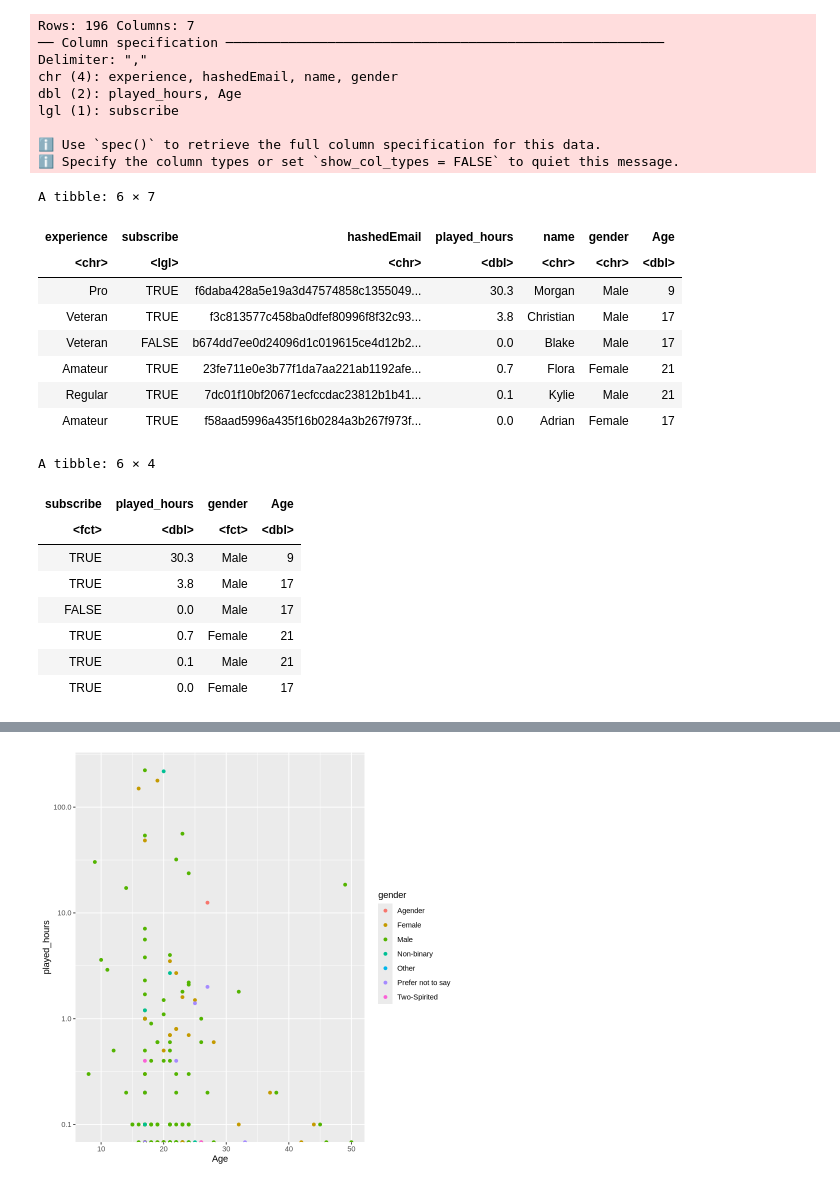
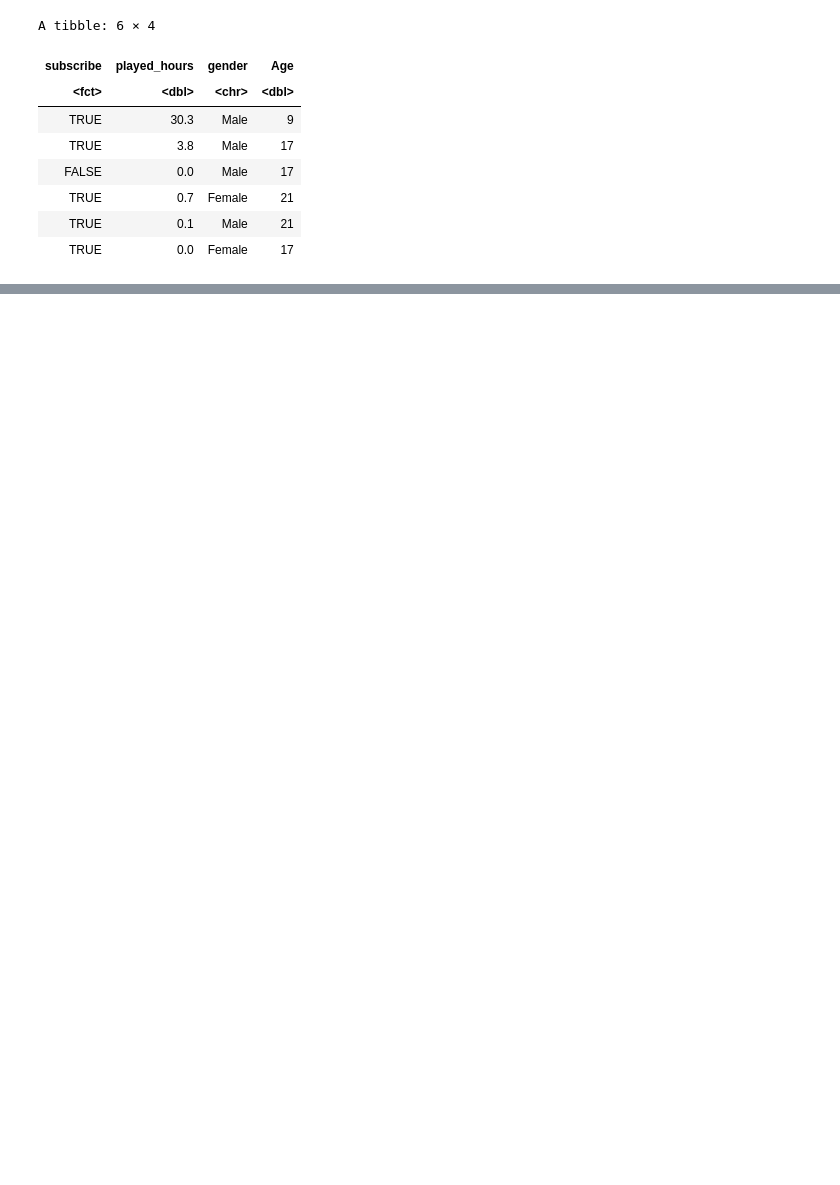
Before and after one commit to katec21/dsci-100-final-project, a Jupyter notebook: final_project.ipynb, the cells around one changed output, grey strips where cells are left out. Drawn from its saved outputs; the diff is of its cells as text; code cells hidden in the pictures; blank space fills up the shorter version.

```diff
--- a/final_project.ipynb
+++ b/final_project.ipynb
@@ -8,0 +30,22 @@ INTRODUCTION
+# %%
+players <- read_csv("https://raw.githubusercontent.com/katec21/dsci-100-final-project/refs/heads/main/players.csv", show_col_types = FALSE)
+head(players)
+summary_stats <- players |>
+    filter(Age != "NA") |>
+    select(Age, played_hours) |>
+    summarize("Mean Age" = mean(Age),
+              "Mean Hours Played" = mean(played_hours))
+summary_stats
+players_male <- players |>
+    filter(gender == "Male") |>
+    nrow()
+players_male
+players_female <- players |>
+    filter(gender == "Female") |>
+    nrow()
+players_female
+players_other <- players |>
+    filter(gender != "Male",
+           gender != "Female") |>
+    nrow()
+players_other
@@ -9,51 +76,17 @@ INTRODUCTION
 # %%
-set.seed(1234)
-library(tidyverse)
-library(tidymodels)
-
-
-players <- read_csv("https://raw.githubusercontent.com/katec21/dsci-100-final-project/refs/heads/main/players.csv")
 players_filtered <- players |>
+    filter(Age != "NA") |>
     select(subscribe, played_hours, gender, Age) |>
-    mutate(subscribe = as.factor(subscribe),
-           gender = as.factor(gender))
-
-head(players)
+    mutate(subscribe = as.factor(subscribe))
 
 head(players_filtered)
-
-plot <- players_filtered |>
-    ggplot(aes(x = Age, y = played_hours, color = gender)) +
-    geom_point() +
-    labs(color = "gender") +
-    scale_y_log10() #this was scaled because many people played for very little hours, while others played for many hours; this makes it more comparable
-
-plot
 # %% [output]
-Rows: 196 Columns: 7
-── Column specification ────────────────────────────────────────────────────────
-Delimiter: ","
-chr (4): experience, hashedEmail, name, gender
-dbl (2): played_hours, Age
-lgl (1): subscribe
-
-ℹ Use `spec()` to retrieve the full column specification for this data.
-ℹ Specify the column types or set `show_col_types = FALSE` to quiet this message.
+A tibble: 6 × 4
-A tibble: 6 × 7
-| experience | subscribe | hashedEmail | played_hours | name | gender | Age |
-| <chr> | <lgl> | <chr> | <dbl> | <chr> | <chr> | <dbl> |
-| Pro | TRUE | f6daba428a5e19a3d47574858c1355049... | 30.3 | Morgan | Male | 9 |
-| Veteran | TRUE | f3c813577c458ba0dfef80996f8f32c93... | 3.8 | Christian | Male | 17 |
-| Veteran | FALSE | b674dd7ee0d24096d1c019615ce4d12b2... | 0.0 | Blake | Male | 17 |
-| Amateur | TRUE | 23fe711e0e3b77f1da7aa221ab1192afe... | 0.7 | Flora | Female | 21 |
-| Regular | TRUE | 7dc01f10bf20671ecfccdac23812b1b41... | 0.1 | Kylie | Male | 21 |
-| Amateur | TRUE | f58aad5996a435f16b0284a3b267f973f... | 0.0 | Adrian | Female | 17 |
+| subscribe | played_hours | gender | Age |
+| <fct> | <dbl> | <chr> | <dbl> |
+| TRUE | 30.3 | Male | 9 |
+| TRUE | 3.8 | Male | 17 |
+| FALSE | 0.0 | Male | 17 |
+| TRUE | 0.7 | Female | 21 |
+| TRUE | 0.1 | Male | 21 |
+| TRUE | 0.0 | Female | 17 |
-A tibble: 6 × 4
-| subscribe | played_hours | gender | Age |
-| <fct> | <dbl> | <fct> | <dbl> |
-| TRUE | 30.3 | Male | 9 |
-| TRUE | 3.8 | Male | 17 |
-| FALSE | 0.0 | Male | 17 |
-| TRUE | 0.7 | Female | 21 |
-| TRUE | 0.1 | Male | 21 |
-| TRUE | 0.0 | Female | 17 |
@@ -65 +92,0 @@ Warning message:
-[figure, removed]
```
Also changed, not shown: parts of 22 cells of this notebook.
